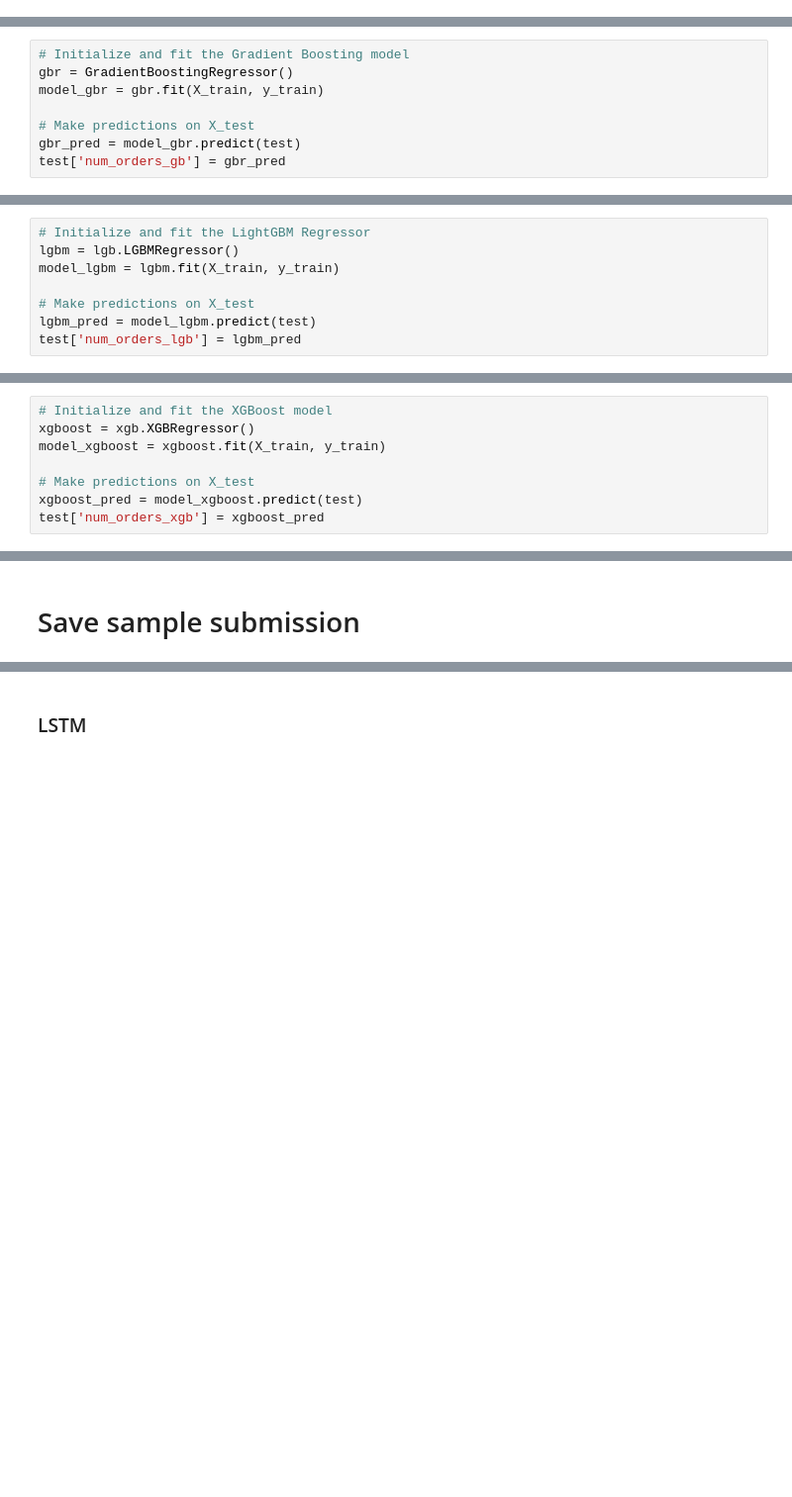
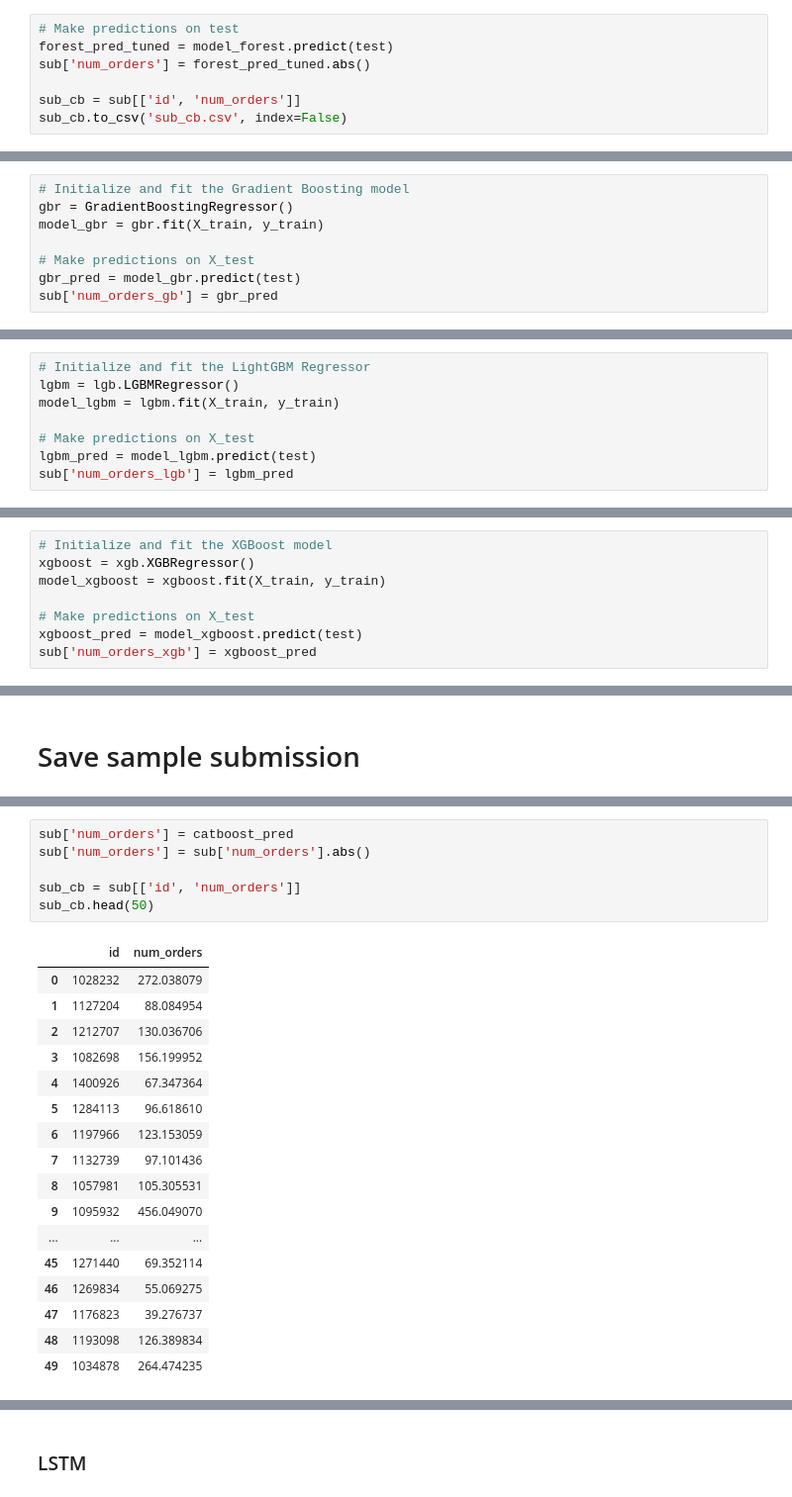
Before and after one commit to ikoghoemmanuell/Forecasting_of_Food_Demand_Supply_Chain, a Jupyter notebook: notebook_for_sample_submission.ipynb, the cells around one changed output, grey strips where cells are left out. Shown at 99% size. Saved outputs shown, nothing was run; the diff lists cells and outputs as text; blank space fills up the shorter version.

Commit message:
made first submission with rf_model

```diff
--- a/notebook_for_sample_submission.ipynb
+++ b/notebook_for_sample_submission.ipynb
@@ -936,0 +951,7 @@ test['num_orders_rf'] = forest_pred
+# %%
+# Make predictions on test
+forest_pred_tuned = model_forest.predict(test)
+sub['num_orders'] = forest_pred_tuned.abs()
+
+sub_cb = sub[['id', 'num_orders']]
+sub_cb.to_csv('sub_cb.csv', index=False)
@@ -943,7 +967,7 @@ model_gbr = gbr.fit(X_train, y_train)
 
 # Make predictions on X_test
 gbr_pred = model_gbr.predict(test)
-test['num_orders_gb'] = gbr_pred
+sub['num_orders_gb'] = gbr_pred
 # %% [markdown]
 ### Light GBM
 # %%
@@ -953,7 +977,7 @@ model_lgbm = lgbm.fit(X_train, y_train)
 
 # Make predictions on X_test
 lgbm_pred = model_lgbm.predict(test)
-test['num_orders_lgb'] = lgbm_pred
+sub['num_orders_lgb'] = lgbm_pred
 # %% [markdown]
 ### XGBoost
 # %%
@@ -963,5 +987,5 @@ model_xgboost = xgboost.fit(X_train, y_train)
 
 # Make predictions on X_test
 xgboost_pred = model_xgboost.predict(test)
-test['num_orders_xgb'] = xgboost_pred
+sub['num_orders_xgb'] = xgboost_pred
 # %% [markdown]
@@ -1050,2 +1071,26 @@ sub.head()
+# %%
+sub['num_orders'] = catboost_pred
+sub['num_orders'] = sub['num_orders'].abs()
+
+sub_cb = sub[['id', 'num_orders']]
+sub_cb.head(50)
+# %% [output]
+|  | id | num_orders |
+| 0 | 1028232 | 272.038079 |
+| 1 | 1127204 | 88.084954 |
+| 2 | 1212707 | 130.036706 |
+| 3 | 1082698 | 156.199952 |
+| 4 | 1400926 | 67.347364 |
+| 5 | 1284113 | 96.618610 |
+| 6 | 1197966 | 123.153059 |
+| 7 | 1132739 | 97.101436 |
+| 8 | 1057981 | 105.305531 |
+| 9 | 1095932 | 456.049070 |
+| ... | ... | ... |
+| 45 | 1271440 | 69.352114 |
+| 46 | 1269834 | 55.069275 |
+| 47 | 1176823 | 39.276737 |
+| 48 | 1193098 | 126.389834 |
+| 49 | 1034878 | 264.474235 |
 # %%
 # Save sample submission
```
Also changed, not shown: parts of 12 cells of this notebook.
